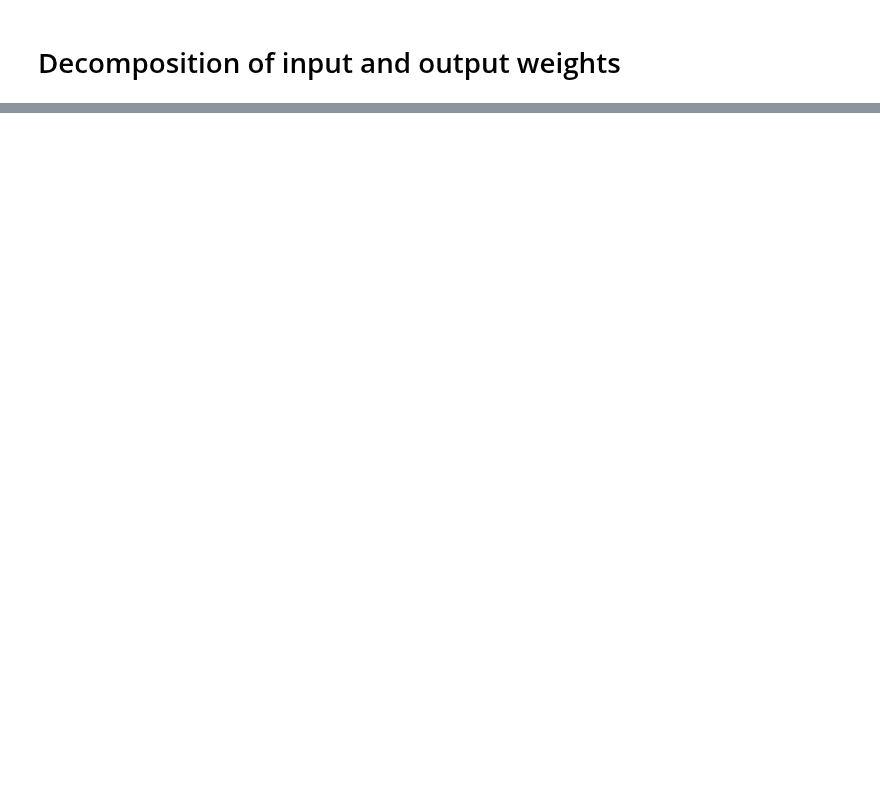
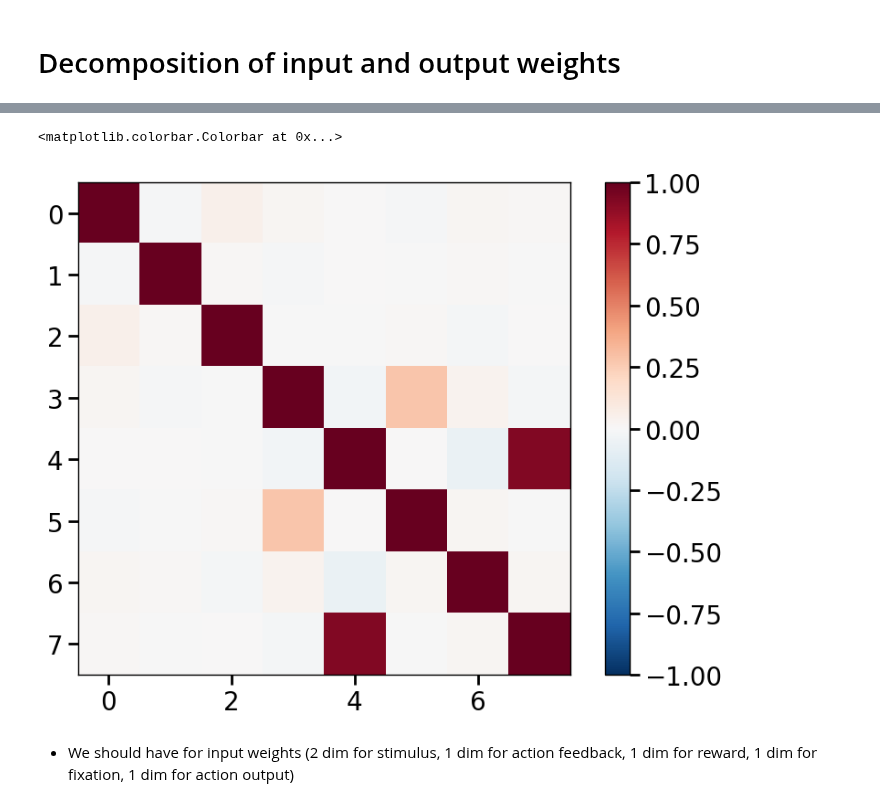
Before and after one commit to slenderham/what-where-task-analysis, a Jupyter notebook: rnn/network_analysis.ipynb, the cells around one changed output, grey strips where cells are left out. Cells and saved outputs as stored; diff of their text form; code cells hidden in the pictures; blank space fills up the shorter version.

```diff
--- a/rnn/network_analysis.ipynb
+++ b/rnn/network_analysis.ipynb
@@ -227,0 +227,11 @@ for mdl in all_models:
+# %%
+'''decompose the input weights'''
+
+all_model_input_weights_raw = []
+
+for mdl in all_models:
+    all_model_input_weights_raw.append(mdl.rnn.x2h['stimulus'].effective_weight().detach())
+
+all_model_input_weights_raw = torch.stack(all_model_input_weights_raw, dim=0).reshape(-1, args['hidden_size'], 4) # (num_models, hidden_size, 4)
+
+all_model_inputs_effective = all_model_input_weights_raw @ np.array([[1,-1,1,-1],[1,0,-1,0], [0,1,0,-1]]).T[None] # there's only 2 dimensions for stimulus input
@@ -227,0 +251,38 @@ for mdl in all_models:
+# %%
+'''decompose the action feedback weights'''
+
+all_model_action_feedback_weights = []
+
+for mdl in all_models:
+    all_model_action_feedback_weights.append(mdl.rnn.x2h['action'].effective_weight().detach())
+
+all_model_action_feedback_weights = torch.stack(all_model_action_feedback_weights, dim=0) # (num_models, hidden_size, 2)
+
+all_model_action_feedback_weights_effective = (all_model_action_feedback_weights[:,:,1]-all_model_action_feedback_weights[:,:,0])[...,None]
+
+'''decompose the reward weights'''
+all_model_reward_weights = []
+for mdl in all_models:
+    all_model_reward_weights.append(mdl.rnn.x2h['reward'].effective_weight().detach())
+all_model_reward_weights = torch.stack(all_model_reward_weights, dim=0) # (num_models, hidden_size, 2)
+all_model_reward_weights_effective = (all_model_reward_weights[:,:,1]-all_model_reward_weights[:,:,0])[...,None]
+
+'''decompose the fixation weights'''
+all_model_fixation_weights = []
+for mdl in all_models:
+    all_model_fixation_weights.append(mdl.rnn.x2h['fixation'].effective_weight().detach())
+all_model_fixation_weights = torch.stack(all_model_fixation_weights, dim=0) # (num_models, hidden_size, 1)
+# %%
+plt.imshow(
+    np.mean([np.corrcoef(np.concatenate([all_model_inputs_effective,
+                                         all_model_outputs_effective,
+                                         all_model_action_feedback_weights_effective,
+                                         all_model_reward_weights_effective,
+                                         all_model_fixation_weights], axis=-1)[i].T) for i in range(8)], 0),
+     cmap='RdBu_r', vmin=-1, vmax=1)
+plt.colorbar()
+# %% [output]
+<matplotlib.colorbar.Colorbar at 0x...>
+[figure, added]
+# %% [markdown]
+- We should have for input weights (2 dim for stimulus, 1 dim for action feedback, 1 dim for reward, 1 dim for fixation, 1 dim for action output)
```
Also changed, not shown: parts of 13 cells of this notebook, 3 other files.
